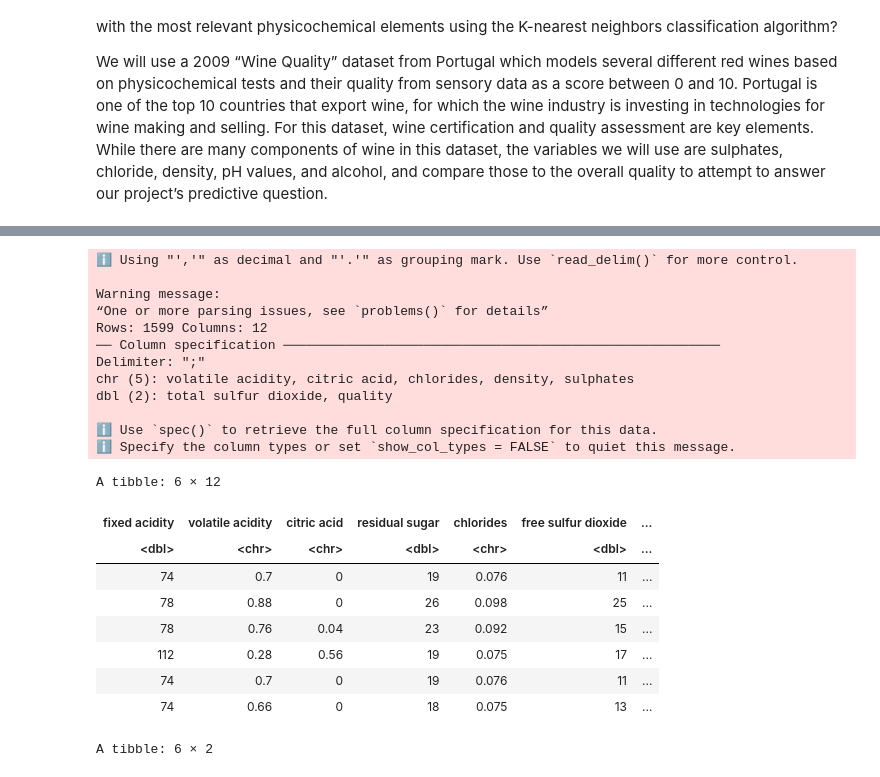
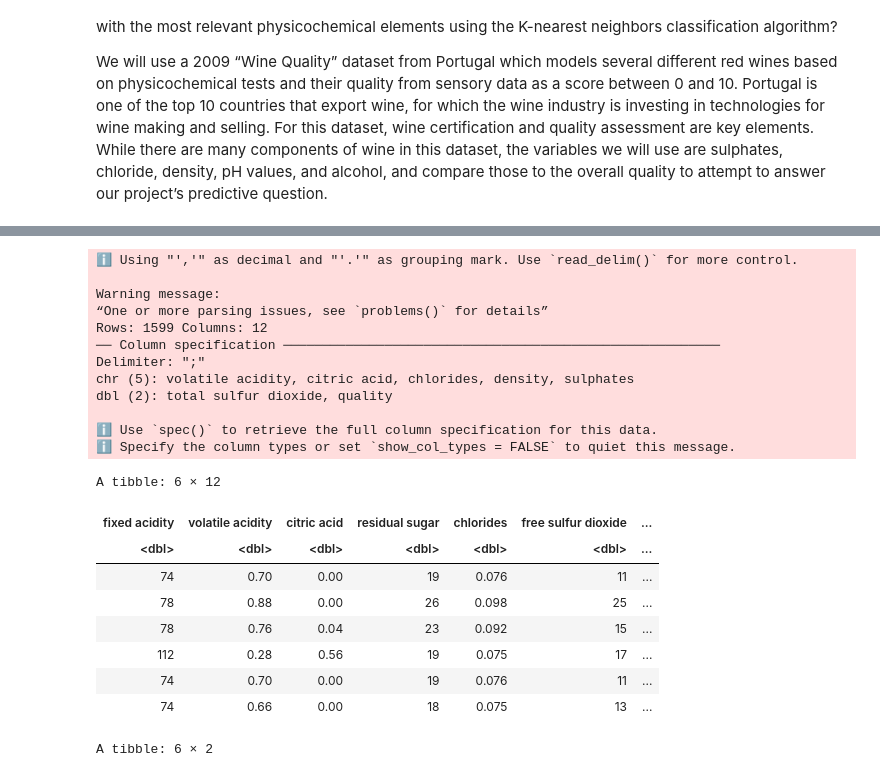
Before and after one commit to choialice707/DSCI-100-Group56-Proj, a Jupyter notebook: Project_proposal.ipynb, the cells around one changed output, grey strips where cells are left out. Drawn from its saved outputs; the diff is of its cells as text; code cells hidden in the pictures.

```diff
--- a/Project_proposal.ipynb
+++ b/Project_proposal.ipynb
@@ -34,31 +34,37 @@ library(tidymodels)
 # %%
 wine_quality <- read_csv2("https://raw.githubusercontent.com/choialice707/DSCI-100-Group56-Proj/main/winequality-red.csv")
 wine_quality_filtered <- wine_quality |>
             mutate(quality = as_factor(quality)) |>
-            filter(alcohol < 150)
+            filter(alcohol < 150) |>
+            mutate(`volatile acidity` = as.numeric(`volatile acidity`),
+                   `citric acid` = as.numeric(`citric acid`),
+                   chlorides = as.numeric(chlorides),
+                   density = as.numeric(density),
+                   sulphates = as.numeric(sulphates))
+
 head(wine_quality_filtered)
 # %% [output]
 ℹ Using "','" as decimal and "'.'" as grouping mark. Use `read_delim()` for more control.
 
 Warning message:
 “One or more parsing issues, see `problems()` for details”
 Rows: 1599 Columns: 12
 ── Column specification ────────────────────────────────────────────────────────
 Delimiter: ";"
 chr (5): volatile acidity, citric acid, chlorides, density, sulphates
 dbl (2): total sulfur dioxide, quality
 
 ℹ Use `spec()` to retrieve the full column specification for this data.
 ℹ Specify the column types or set `show_col_types = FALSE` to quiet this message.
 A tibble: 6 × 12
 | fixed acidity | volatile acidity | citric acid | residual sugar | chlorides | free sulfur dioxide | ... |
-| <dbl> | <chr> | <chr> | <dbl> | <chr> | <dbl> | ... |
-| 74 | 0.7 | 0 | 19 | 0.076 | 11 | ... |
-| 78 | 0.88 | 0 | 26 | 0.098 | 25 | ... |
+| <dbl> | <dbl> | <dbl> | <dbl> | <dbl> | <dbl> | ... |
+| 74 | 0.70 | 0.00 | 19 | 0.076 | 11 | ... |
+| 78 | 0.88 | 0.00 | 26 | 0.098 | 25 | ... |
 | 78 | 0.76 | 0.04 | 23 | 0.092 | 15 | ... |
 | 112 | 0.28 | 0.56 | 19 | 0.075 | 17 | ... |
-| 74 | 0.7 | 0 | 19 | 0.076 | 11 | ... |
-| 74 | 0.66 | 0 | 18 | 0.075 | 13 | ... |
+| 74 | 0.70 | 0.00 | 19 | 0.076 | 11 | ... |
+| 74 | 0.66 | 0.00 | 18 | 0.075 | 13 | ... |
 # %%
 wine_summary <- wine_quality |>
     group_by(quality) |>
```
Also changed, not shown: parts of 3 cells of this notebook.
